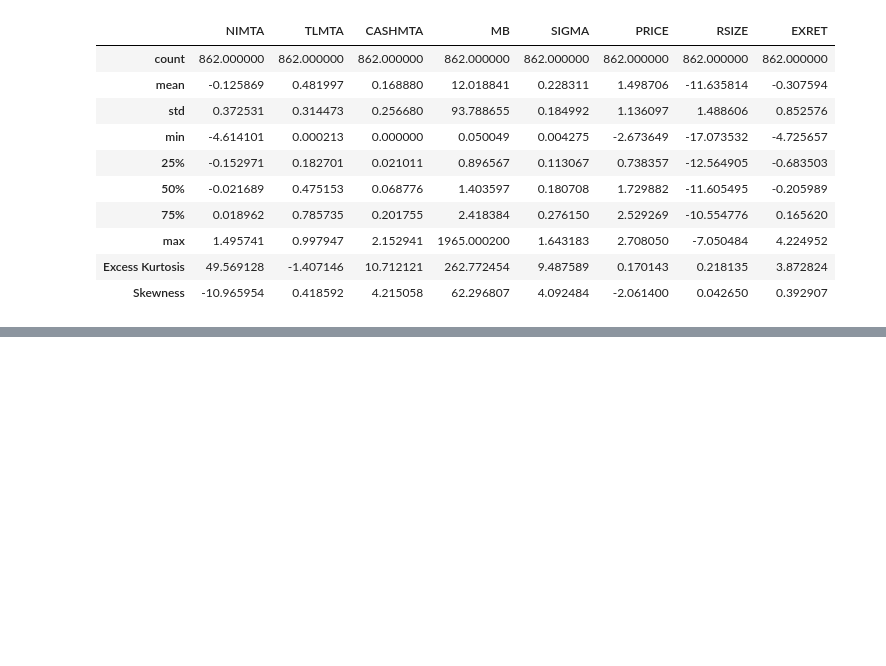
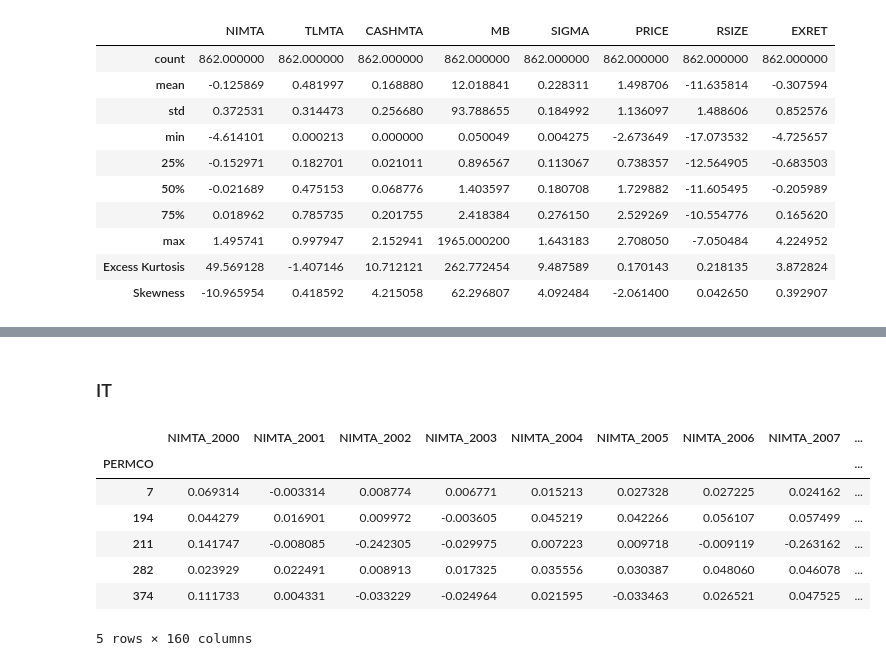
Before and after one commit to evamferreira/Thesis_Rep, a Jupyter notebook: Data/data_treat.ipynb, the cells around one changed output, grey strips where cells are left out. Saved outputs shown, nothing was run; the diff lists cells and outputs as text; code cells hidden in the pictures; blank space fills up the shorter version.

```diff
--- a/Data/data_treat.ipynb
+++ b/Data/data_treat.ipynb
@@ -835,0 +982,22 @@ df_stat_1
+# %% [markdown]
+### IT
+# %%
+dlrsn_IT = IT.loc[:, ['PERMCO', 'fyear', 'dlrsn']]
+NIMTA_IT = IT.loc[:, ['PERMCO', 'fyear', 'NIMTA']]
+TLMTA_IT = IT.loc[:, ['PERMCO', 'fyear', 'TLMTA']]
+CASHMTA_IT = IT.loc[:, ['PERMCO', 'fyear', 'CASHMTA']]
+MB_IT = IT.loc[:, ['PERMCO', 'fyear', 'MB']]
+SIGMA_IT = IT.loc[:, ['PERMCO', 'fyear', 'SIGMA']]
+RSIZE_IT = IT.loc[:, ['PERMCO', 'fyear', 'RSIZE']]
+EXRET_IT = IT.loc[:, ['PERMCO', 'fyear', 'EXRET']]
+PRICE_IT = IT.loc[:, ['PERMCO', 'fyear', 'PRICE']]
+# %%
+varstr_IT = ['dlrsn', 'NIMTA', 'TLMTA', 'CASHMTA', 'MB', 'SIGMA', 'RSIZE', 'EXRET', 'PRICE']
+var_IT = [dlrsn_IT, NIMTA_IT, TLMTA_IT, CASHMTA_IT, MB_IT, SIGMA_IT, RSIZE_IT, EXRET_IT, PRICE_IT]
+varcols_IT = {c: [] for c in varstr_IT}
+# %%
+for i in list(range(9)):
+    var_IT[i] = var_IT[i].set_index(['PERMCO','fyear'])[varstr_IT[i]].unstack()
+    for y in years:
+        varcols_IT[varstr_IT[i]].append('{}_{}'.format(varstr_IT[i], y))
+    var_IT[i].columns = varcols_IT[varstr_IT[i]]
@@ -835,0 +1014,14 @@ df_stat_1
+# %%
+X_ITdf = var_IT[1]
+for df_ in var_IT[2:]:
+    X_ITdf = X_ITdf.merge(df_, on='PERMCO')
+X_ITdf.head()
+# %% [output]
+|  | NIMTA_2000 | NIMTA_2001 | NIMTA_2002 | NIMTA_2003 | NIMTA_2004 | NIMTA_2005 | NIMTA_2006 | NIMTA_2007 | ... |
+| PERMCO |  |  |  |  |  |  |  |  | ... |
+| 7 | 0.069314 | -0.003314 | 0.008774 | 0.006771 | 0.015213 | 0.027328 | 0.027225 | 0.024162 | ... |
+| 194 | 0.044279 | 0.016901 | 0.009972 | -0.003605 | 0.045219 | 0.042266 | 0.056107 | 0.057499 | ... |
+| 211 | 0.141747 | -0.008085 | -0.242305 | -0.029975 | 0.007223 | 0.009718 | -0.009119 | -0.263162 | ... |
+| 282 | 0.023929 | 0.022491 | 0.008913 | 0.017325 | 0.035556 | 0.030387 | 0.048060 | 0.046078 | ... |
+| 374 | 0.111733 | 0.004331 | -0.033229 | -0.024964 | 0.021595 | -0.033463 | 0.026521 | 0.047525 | ... |
+5 rows × 160 columns
```
Also changed, not shown: parts of 31 cells of this notebook, 10 other files.
